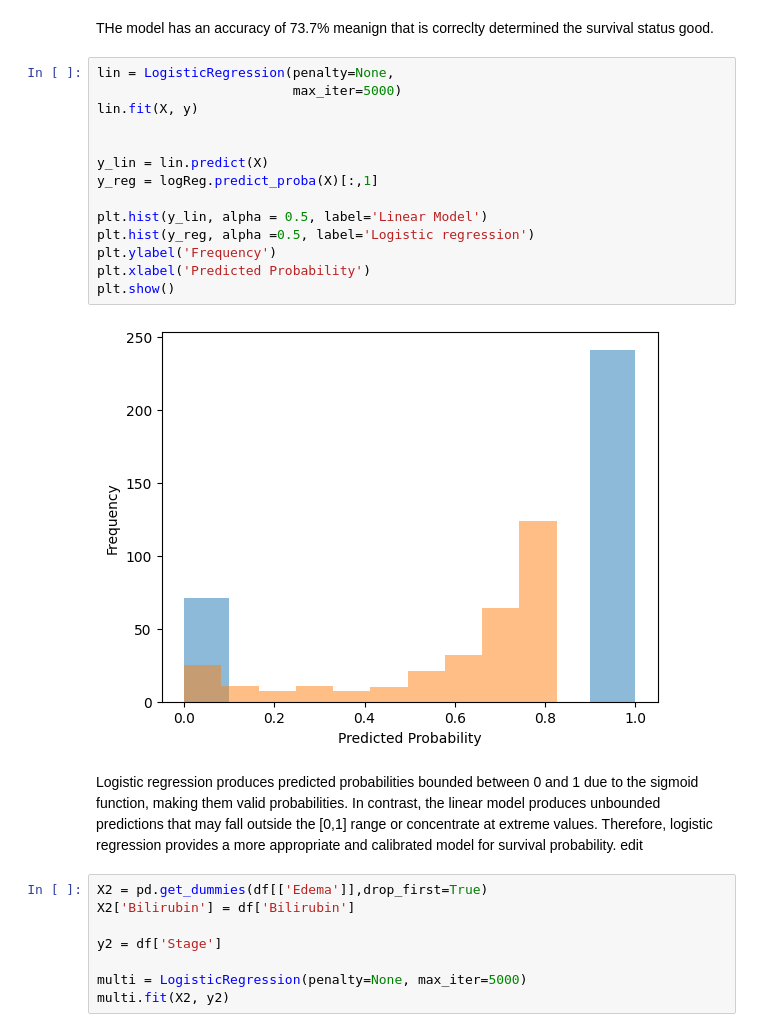
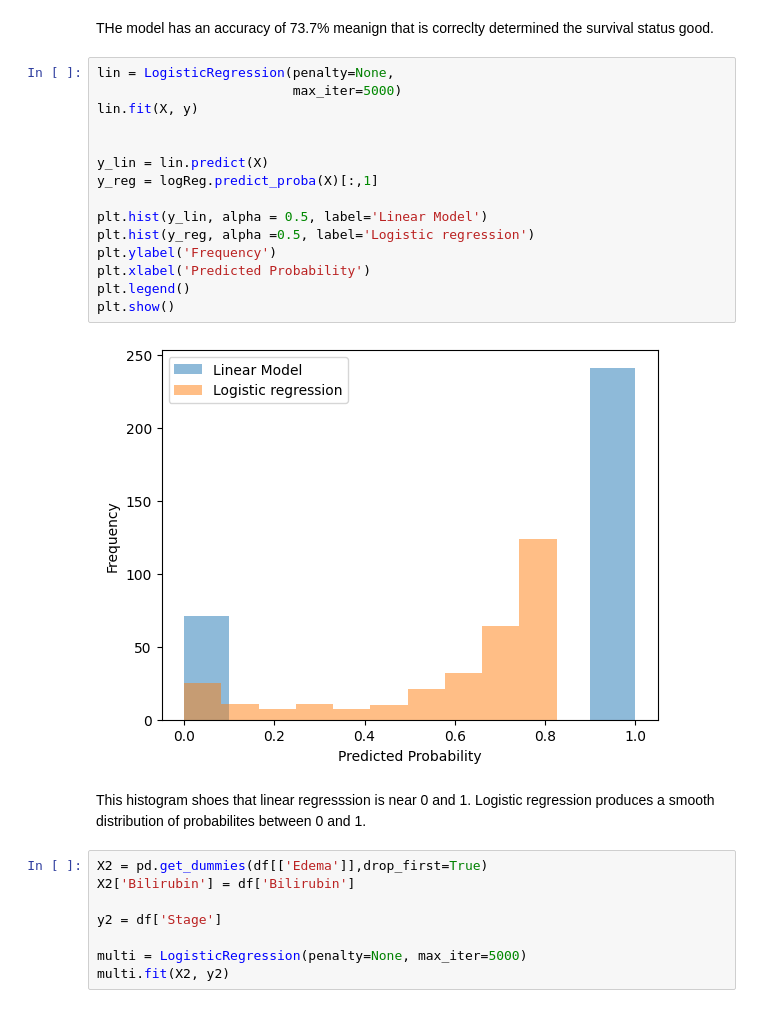
Before and after one commit to SafaaMahbub/undergrad_ml_assignments, a Jupyter notebook: 05_assignment_glm.ipynb, the cells around one changed output. Drawn from its saved outputs; the diff is of its cells as text.

```diff
--- a/05_assignment_glm.ipynb
+++ b/05_assignment_glm.ipynb
@@ -307,21 +307,22 @@ THe model has an accuracy of 73.7% meanign that is correclty determined the surv
 # %%
 lin = LogisticRegression(penalty=None,
                          max_iter=5000)
 lin.fit(X, y)
 
 
 y_lin = lin.predict(X)
 y_reg = logReg.predict_proba(X)[:,1]
 
 plt.hist(y_lin, alpha = 0.5, label='Linear Model')
 plt.hist(y_reg, alpha =0.5, label='Logistic regression')
 plt.ylabel('Frequency')
 plt.xlabel('Predicted Probability')
+plt.legend()
 plt.show()
 # %% [output]
-[figure, old version]
+[figure, new version]
 # %% [markdown]
-Logistic regression produces predicted probabilities bounded between 0 and 1 due to the sigmoid function, making them valid probabilities. In contrast, the linear model produces unbounded predictions that may fall outside the [0,1] range or concentrate at extreme values. Therefore, logistic regression provides a more appropriate and calibrated model for survival probability. edit
+This histogram shoes that linear regresssion is near 0 and 1. Logistic regression produces a smooth distribution of probabilites between 0 and 1.
 # %%
 X2 = pd.get_dummies(df[['Edema']],drop_first=True)
 X2['Bilirubin'] = df['Bilirubin']
```
